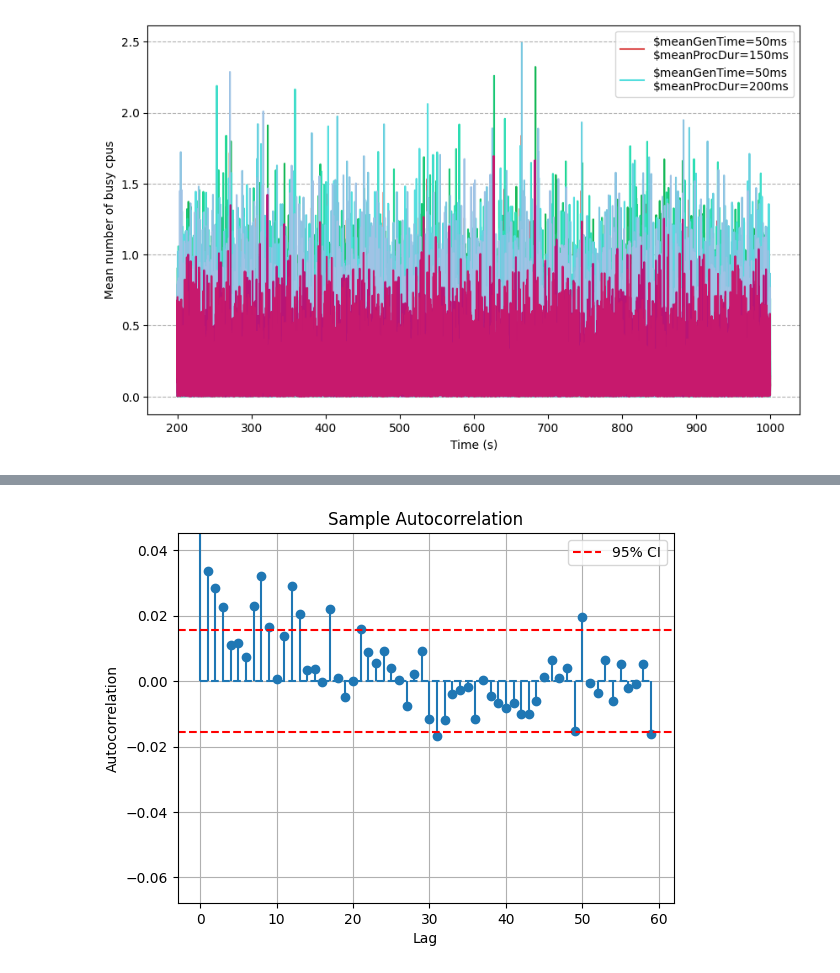
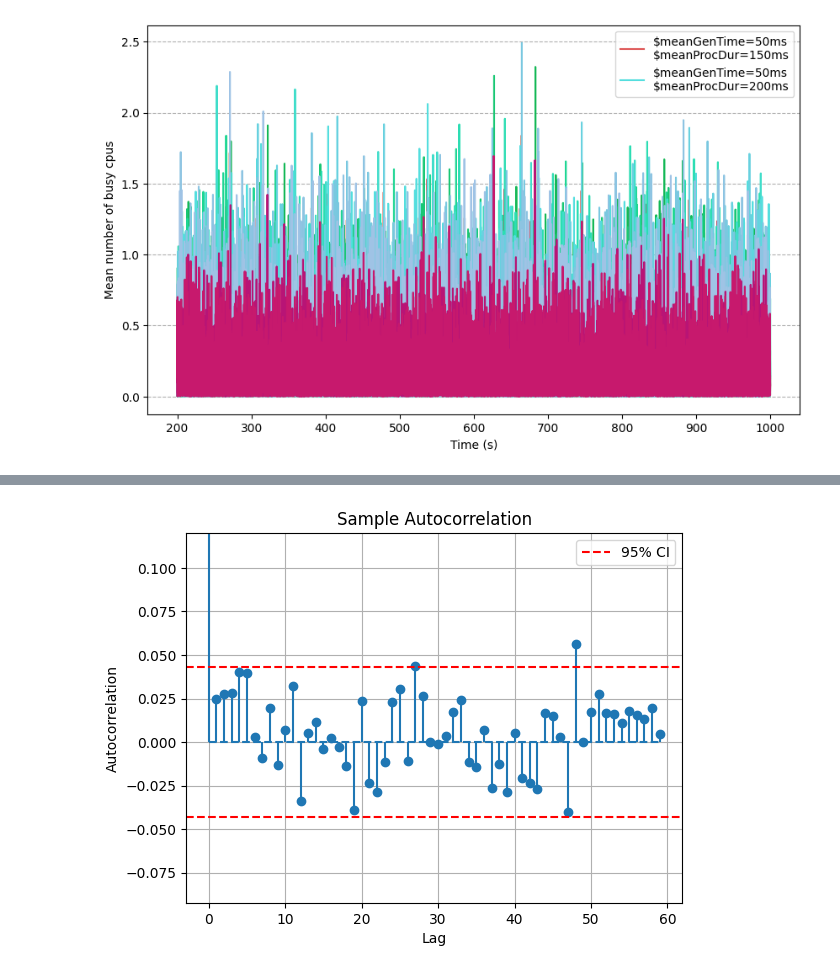
Before and after one commit to Sonic803/multi-core-sched, a Jupyter notebook: python/iid.ipynb, the cells around one changed output, grey strips where cells are left out. Cells and saved outputs as stored; diff of their text form; code cells hidden in the pictures.

```diff
--- a/python/iid.ipynb
+++ b/python/iid.ipynb
@@ -212,13 +213,13 @@ def autocorrelation(sample):
 
 names=["$meanGenTime=50ms, $meanProcDur=150ms","$meanGenTime=50ms, $meanProcDur=200ms"]
 
-testToUse=names[0]
+testToUse=names[1]
 
 statistic='turnaroundTime:vector'
 
 values = good_dict[testToUse][0]['modules']["Computer.scheduler"][statistic]["values"]
 
-p=1/2**3
+p=1/2**2
 
 new_values=[]
 
@@ -258,6 +259,18 @@ plt.legend()
 plt.show()
 
 
+#Ljung–Box test
+
+h=30
+
+Q=0
+n=len(values)
+
+for i in range(1,h):
+    Q+=n*(n+2)*(autocorr_values[i]**2)/(n-i)
+
+print(f"h: {h}, Q: {Q}")
+
 # Calculate number of values outside confidence interval
 
 outside=0
@@ -274,7 +287,7 @@ print(f"Outside interval: {outside}, {100*outside/len(test_values)}%")
 # Calculate number of values outside confidence interval near
 
 outside=0
-stop=31
+stop=100
 
 test_values=autocorr_values[1:stop]
 
@@ -293,96 +349,39 @@ Now the number of samples is: 1927
+# %%
+names=["$meanGenTime=50ms, $meanProcDur=150ms","$meanGenTime=50ms, $meanProcDur=200ms"]
 # %%
-def autocorrelation(sample):
-    # Step 1: Compute the mean and standard deviation
-    mean = np.mean(sample)
-    std_dev = np.std(sample)
+testToUse=names[1]
 
-    # Step 2: Normalize the sample
-    normalized_sample = (sample - mean) / std_dev
+statistic='turnaroundTime:vector'
 
-    # Step 3: Compute the autocorrelation using numpy.correlate
-    autocorr = np.correlate(normalized_sample, normalized_sample, mode='full')
+values = good_dict[testToUse][0]['modules']["Computer.scheduler"][statistic]["values"]
 
-    # The result is symmetric, so we take the second half
-    autocorr = autocorr[len(autocorr)//2:]
-
-    # Normalize the autocorrelation values
-    autocorr /= autocorr[0]
-
-    return autocorr
-
-names=["TestIid-meanGenTime=50ms,meanProcDur=150ms-#0","TestIid-meanGenTime=50ms,meanProcDur=200ms-#7"]
-
-repetition=list(d_vectors.keys())[2]
-
-# Example usage
-values = d_vectors[repetition]["Computer.scheduler"][statistic]["values"]
-
-p=1/2**0
-
-new_values=[]
-
-for value in values:
-    rand=np.random.uniform()
-    if rand<p:
-        new_values.append(value)
-
-values=new_values
-
+values= makeValuesIndependent(values)
 
 avg, std = avg_and_std(values)
 
 # Calculate autocorrelation
 autocorr_values = autocorrelation(values)
 
 stop=60
 lags=range(0,stop)
 
 plt.stem(lags,autocorr_values[0:stop],basefmt="--")  # Stem plot for autocorrelation
 plt.title(f"Sample Autocorrelation")
 plt.xlabel("Lag")
 plt.ylabel("Autocorrelation")
 
-# Set y-axis maximum to the maximum value excluding the first autocorrelation value
-plt.ylim(top=max(autocorr_values[1:]*1.2))
+# plt.ylim(top=max(autocorr_values[1:]*1.2))
+plt.ylim(top=0.12)
 
 
 # Add horizontal lines at ±1.96/sqrt(n)
 n = len(values)  # Sample size
 confidence_interval = 1.96 / np.sqrt(n)
 plt.axhline(y=confidence_interval, color='r', linestyle='--', label='95% CI')
 plt.axhline(y=-confidence_interval, color='r', linestyle='--')
 
 plt.grid(True)
 plt.legend()
 plt.show()
-
-
-# Calculate number of values outside confidence interval
-
-outside=0
-
-
-test_values=autocorr_values[1:]
-
-for value in test_values:
-    if value > confidence_interval or value < -confidence_interval:
-        outside+=1
-
-print(f"Outside interval: {outside}, {100*outside/len(test_values)}%")
-
-# Calculate number of values outside confidence interval near
-
-outside=0
-stop=11
-
-test_values=autocorr_values[1:stop]
-
-for value in test_values:
-    if value > confidence_interval or value < -confidence_interval:
-        outside+=1
-
-print(f"Outside interval: {outside}, {100*outside/len(test_values)}%")
-
-print(f"Now the number of samples is: {len(values)}")
 # %% [output]
-[figure, old version]
+[figure, new version]
```
Also changed, not shown: parts of 4 cells of this notebook, 5 other files.
